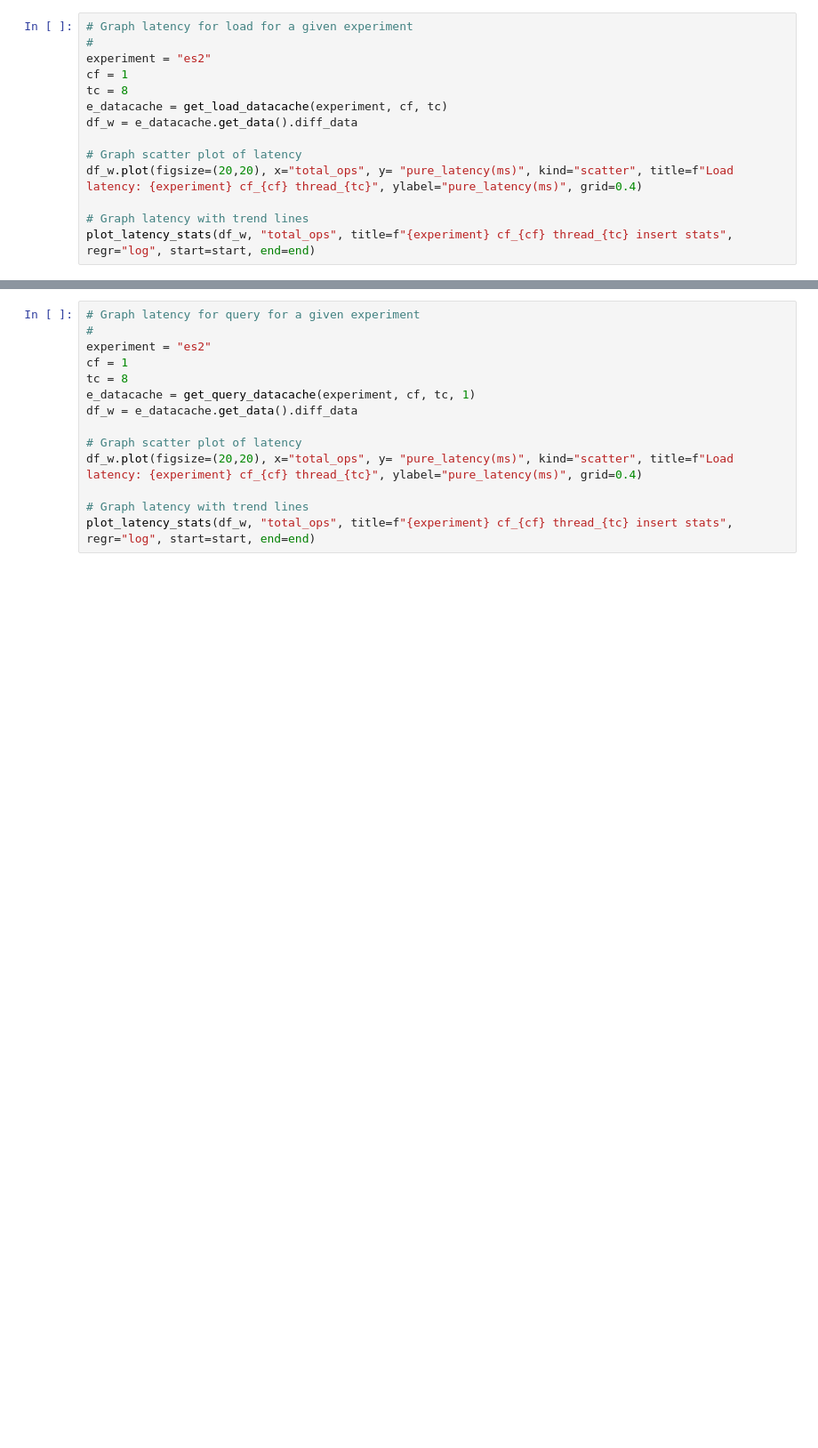
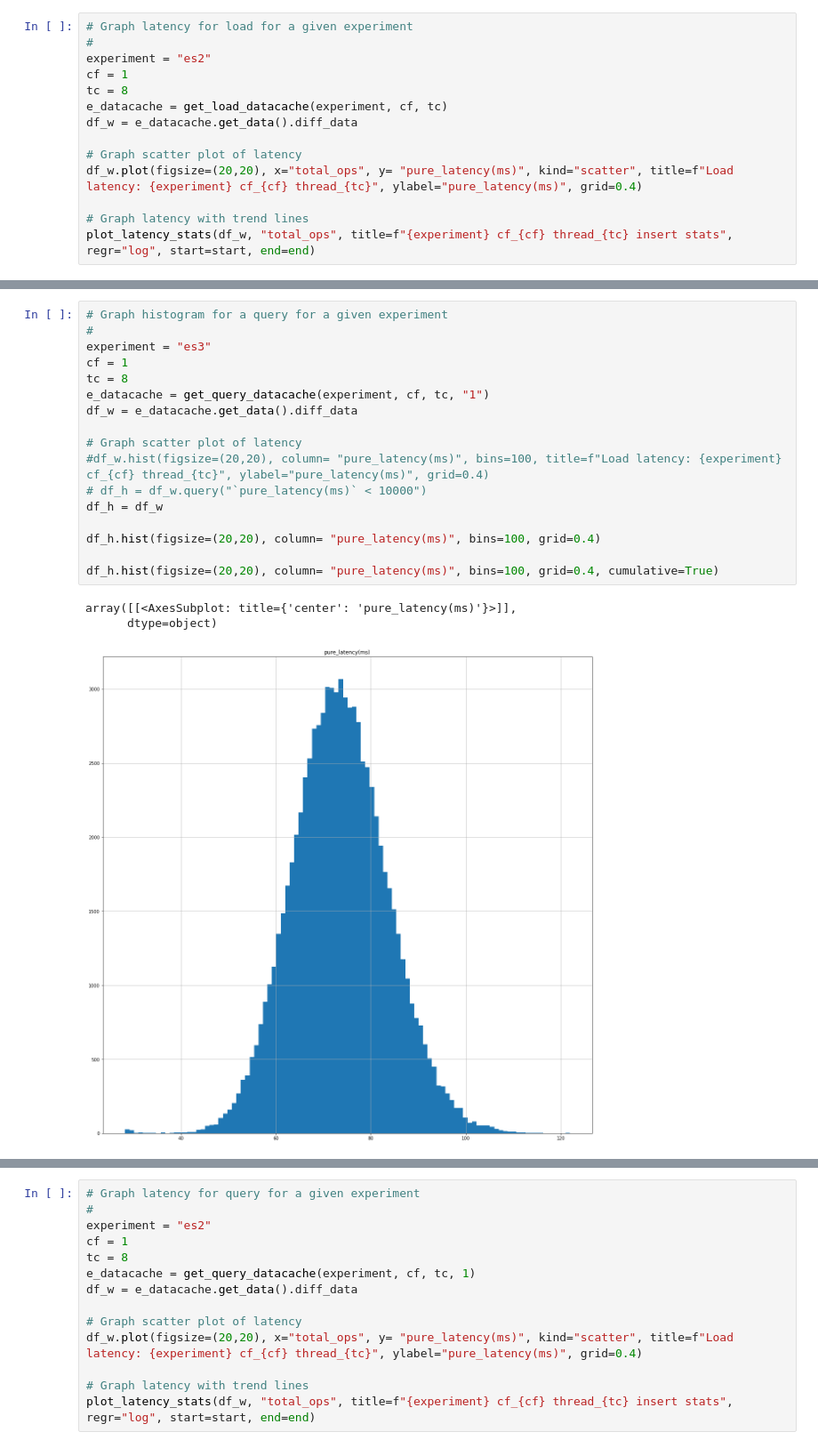
Before and after one commit to spencerjackson/perf_tooling, a Jupyter notebook: notebooks/es_analysis.ipynb, the cells around one changed output, grey strips where cells are left out. Shown at 89% size. Saved outputs shown, nothing was run; the diff lists cells and outputs as text; blank space fills up the shorter version.

```diff
--- a/notebooks/es_analysis.ipynb
+++ b/notebooks/es_analysis.ipynb
@@ -281,0 +325,21 @@ plot_latency_stats(df_w, "total_ops", title=f"{experiment} cf_{cf} thread_{tc} i
+# %%
+# Graph histogram for a query for a given experiment
+#
+experiment = "es3"
+cf = 1
+tc = 8
+e_datacache = get_query_datacache(experiment, cf, tc, "1")
+df_w = e_datacache.get_data().diff_data
+
+# Graph scatter plot of latency
+#df_w.hist(figsize=(20,20), column= "pure_latency(ms)", bins=100, title=f"Load latency: {experiment} cf_{cf} thread_{tc}", ylabel="pure_latency(ms)", grid=0.4)
+# df_h = df_w.query("`pure_latency(ms)` < 10000")
+df_h = df_w
+
+df_h.hist(figsize=(20,20), column= "pure_latency(ms)", bins=100, grid=0.4)
+
+df_h.hist(figsize=(20,20), column= "pure_latency(ms)", bins=100, grid=0.4, cumulative=True)
+# %% [output]
+array([[<AxesSubplot: title={'center': 'pure_latency(ms)'}>]],
+      dtype=object)
+[figure, added]
```
Also changed, not shown: parts of 5 cells of this notebook, 6 other files.
